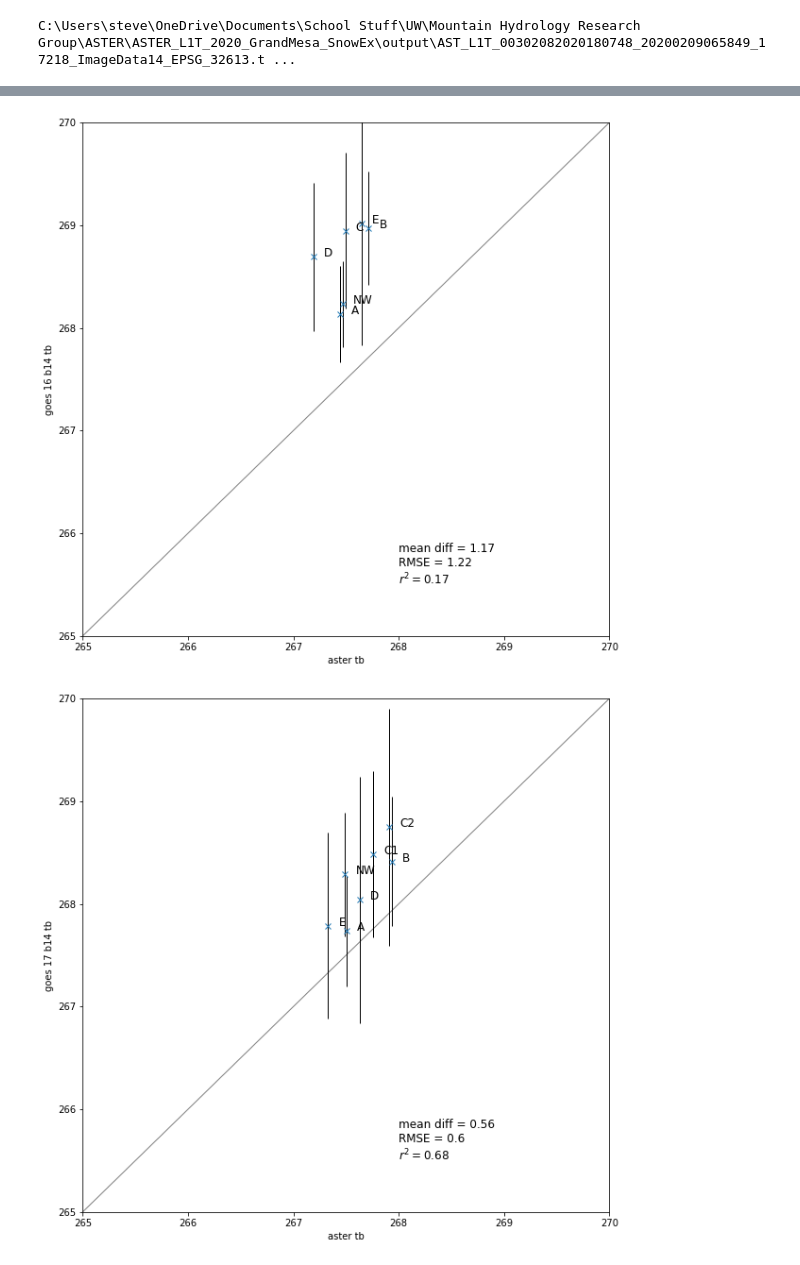
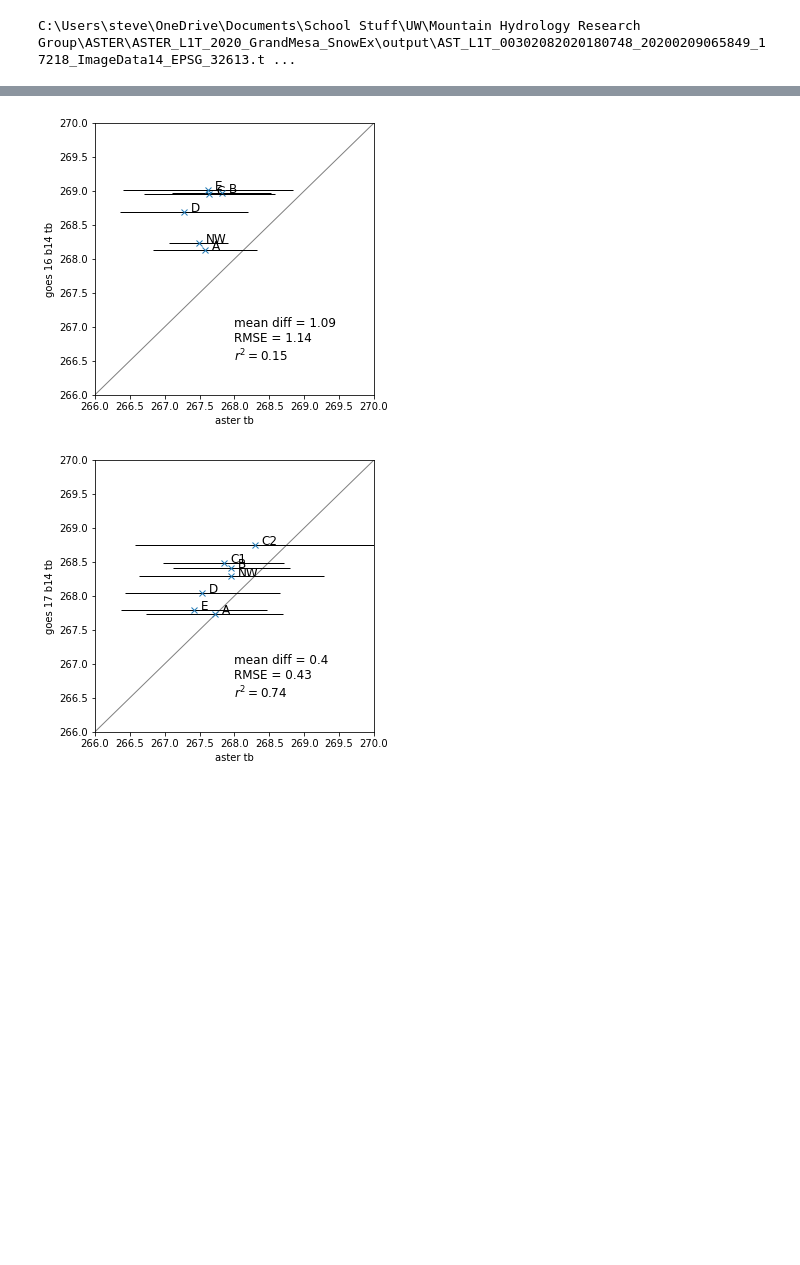
Before and after one commit to spestana/snowex2020, a Jupyter notebook: abi_timeseries.ipynb, the cells around one changed output, grey strips where cells are left out. Saved outputs shown, nothing was run; the diff lists cells and outputs as text; code cells hidden in the pictures; blank space fills up the shorter version.

```diff
--- a/abi_timeseries.ipynb
+++ b/abi_timeseries.ipynb
@@ -781,7 +791,7 @@ tcc20_mean_g17 = [0.124487004, 0.164508393, 0.489817052, 0.526726313, 0.37867969
 # %%
 fig, ax = plt.subplots()
 for i, px in enumerate(diffs16):
-    ax.plot(len(px)*tcc20_mean_g16[i], px, linestyle='none', marker='o', c='k', alpha=0.5)
+    ax.plot(np.ones(len(px[0]))*tcc20_mean_g16[i], px[0], linestyle='none', marker='o', c='k', alpha=0.5)
 ax.set_title('GOES-16 - Airborne IR differences, Feb 8')
 ax.set_ylabel('Temperature Difference, K')
 ax.set_xlabel('Fveg')
@@ -790,7 +800,7 @@ ax.set_ylim(-5,7)
 
 fig, ax = plt.subplots()
 for i, px in enumerate(diffs17):
-    ax.plot(len(px)*tcc20_mean_g17[i], px, linestyle='none', marker='o', c='k', alpha=0.5)
+    ax.plot(np.ones(len(px[0]))*tcc20_mean_g17[i], px[0], linestyle='none', marker='o', c='k', alpha=0.5)
 ax.set_title('GOES-17 - Airborne IR differences, Feb 8')
 ax.set_ylabel('Temperature Difference, K')
 ax.set_xlabel('Fveg')
@@ -1109,4 +1119,8 @@ aster_b14_tb = tir_rad2tb(aster_b14_rad, band_number)
 # Open shapefiles
 g16_shapefile = gpd.read_file(r"C:\Users\steve\OneDrive\Documents\School Stuff\UW\Mountain Hydrology Research Group\MountainGOES\Mountain GOES Paper\Paper 2 - satellite vs ground\Paper 2a - snowex data\data\pixels_GOES-16_ABI.geojson")
 g17_shapefile = gpd.read_file(r"C:\Users\steve\OneDrive\Documents\School Stuff\UW\Mountain Hydrology Research Group\MountainGOES\Mountain GOES Paper\Paper 2 - satellite vs ground\Paper 2a - snowex data\data\pixels_GOES-17_ABI.geojson")
+
+# Open 500m buffered shapefiles
+g16_shapefile = gpd.read_file(r"C:\Users\steve\OneDrive\Documents\School Stuff\UW\Mountain Hydrology Research Group\MountainGOES\Mountain GOES Paper\Paper 2 - satellite vs ground\Paper 2a - snowex data\data\pixels_GOES-16_ABI_500mBuffer.geojson")
+g17_shapefile = gpd.read_file(r"C:\Users\steve\OneDrive\Documents\School Stuff\UW\Mountain Hydrology Research Group\MountainGOES\Mountain GOES Paper\Paper 2 - satellite vs ground\Paper 2a - snowex data\data\pixels_GOES-17_ABI_500mBuffer.geojson")
 # %%
@@ -1267,14 +1281,14 @@ goes17_tb_values = [get_time_window_stats(pixelNW_g17_rad, 'b14_tb_2km', aster_t
                      get_time_window_stats(pixelD_g17_rad, 'b14_tb_2km', aster_time, plus_minus_minutes)[0][0],
                      get_time_window_stats(pixelC2_g17_rad, 'b14_tb_2km', aster_time, plus_minus_minutes)[0][0]]
 # %%
-min_ax,max_ax = 265,270
-text_x, text_y = 268, 265.5
+min_ax,max_ax = 266,270
+text_x, text_y = 268, 266.5
 
 # GOES-16
-plt.figure(figsize=(10,10))
+plt.figure(figsize=(5,5))
 plt.plot(g16px_aster_means, goes16_tb_values, 'x')
 plt.errorbar(g16px_aster_means, goes16_tb_values,
-             yerr=g16px_aster_std, linestyle='none', color='k', lw=1, zorder=-98)
+             xerr=g16px_aster_std, linestyle='none', color='k', lw=1, zorder=-98)
 
 
 
@@ -1293,34 +1307,34 @@ s3 = str(np.round(stats_dict['rms_diff'],2))
 plt.text(text_x, text_y, f'mean diff = {s2}\nRMSE = {s3}\n$r^2 = {s1}$', fontsize=12)
 
 
 for i in range(len(g16px_aster_means)):
     plt.text(g16px_aster_means[i]+0.1, goes16_tb_values[i], g16_pixel_names[i], fontsize=12)
 
 
 # GOES 17
-plt.figure(figsize=(10,10))
+plt.figure(figsize=(5,5))
 
 plt.plot(g17px_aster_means, goes17_tb_values, 'x')
 plt.errorbar(g17px_aster_means, goes17_tb_values,
-             yerr=g17px_aster_std, linestyle='none', color='k', lw=1, zorder=-98)
+             xerr=g17px_aster_std, linestyle='none', color='k', lw=1, zorder=-98)
 
 
 plt.plot([min_ax,max_ax],[min_ax,max_ax], 'grey', lw=1, zorder=-99)
 
 plt.xlim(min_ax,max_ax)
 plt.ylim(min_ax,max_ax)
 
 plt.ylabel('goes 17 b14 tb')
 plt.xlabel('aster tb')
 
 stats_dict = summary_stats(np.array(g17px_aster_means), np.array(goes17_tb_values))
 s1 = str(np.round(stats_dict['r_squared'],2))
 s2 = str(np.round(stats_dict['mean_diff'],2))
 s3 = str(np.round(stats_dict['rms_diff'],2))
 plt.text(text_x, text_y, f'mean diff = {s2}\nRMSE = {s3}\n$r^2 = {s1}$', fontsize=12)
 
 for i in range(len(g17px_aster_means)):
     plt.text(g17px_aster_means[i]+0.1, goes17_tb_values[i], g17_pixel_names[i], fontsize=12)
 # %% [output]
-[figure, old version]
+[figure, new version]
-[figure, old version]
+[figure, new version]
```
Also changed, not shown: parts of 7 cells of this notebook.
